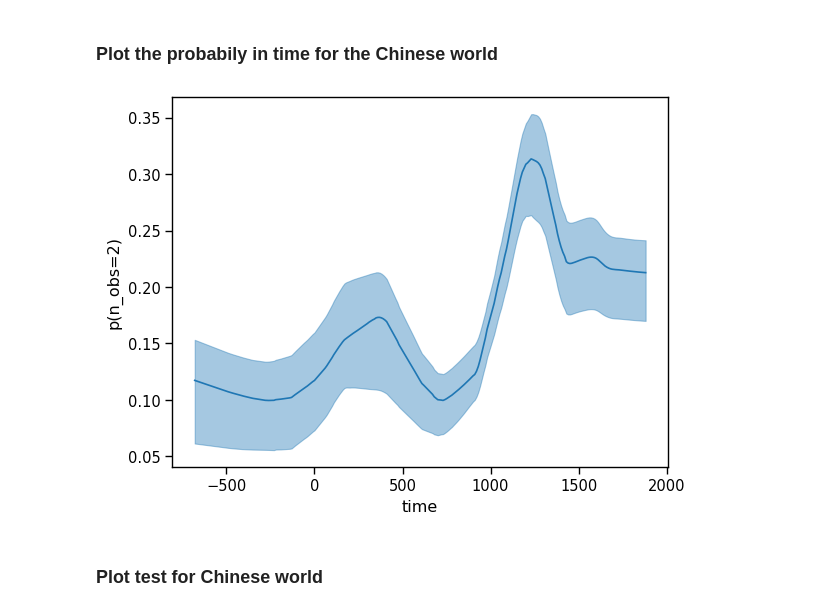
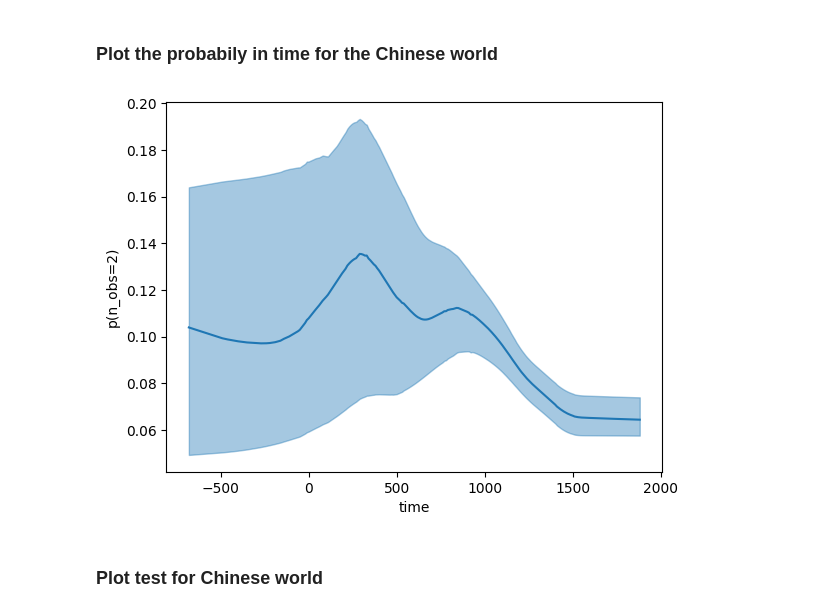
Before and after one commit to charlesdedampierre/cultura, a Jupyter notebook: 6 - run_unseen_species.ipynb, the cells around one changed output. Cells and saved outputs as stored; diff of their text form; code cells hidden in the pictures.

```diff
--- a/6 - run_unseen_species.ipynb
+++ b/6 - run_unseen_species.ipynb
@@ -145,7 +143,7 @@ from tqdm import tqdm
 sample['decade_spline'] = pd.cut(sample['decade'], bins=10, labels=False)
 
 # Define the formula
-formula = "y ~ C(decade_spline) + C(occupation) + C(region_name)"
+formula = "y ~ C(decade_spline) + C(region_name)"
 
 
 # Number of bootstraps
@@ -239,12 +237,12 @@ granularity = 10
 
 if granularity == 50:
     PATH = 'results_50'
-    df = pd.read_csv("db_extract/df_indi_works_occupations.csv", index_col=0)
+    df = pd.read_csv("db_extract/df_indi_works.csv", index_col=0)
     df['decade'] = df['decade'].apply(lambda x: 50 * round(x / 50))
     df = df[df['decade']<=1850]
 elif granularity == 10:
     PATH = 'results_10'
-    df = pd.read_csv("db_extract/df_indi_works_occupations.csv", index_col=0)
+    df = pd.read_csv("db_extract/df_indi_works.csv", index_col=0)
     df['decade'] = df['decade'].apply(lambda x: 10 * round(x / 10))
     df = df[df['decade']<=1880]
 
@@ -293,8 +291,6 @@ df_m["y"] = df_m["count"].map({0: 0, 1: 0, 2: 1})
 
 len(set(df_m.individual_wikidata_id))
 
-df_distribution = df_m[['individual_wikidata_id','occupation']].drop_duplicates()
-df_distribution.occupation.value_counts()
 
 df_count_work_model = df_m.copy()
 df_count_work_model['count_works'][df_count_work_model['count_works']==0] = 1
@@ -310,7 +306,7 @@ sample = df_m.copy()
 sample['decade_spline'] = pd.cut(sample['decade'], bins=10, labels=False)
 
 # Define the formula
-formula = "y ~ C(decade_spline) + C(occupation) + C(region_name)"
+formula = "y ~ C(decade_spline) + C(region_name)"
 
 
 # Number of bootstraps
@@ -354,7 +350,7 @@ Average AIC from all bootstrap samples: 38311.270773620105
 #### Make summary table
 # %%
 # Create a new DataFrame with the original data and predictions
-results_df = sample[['individual_wikidata_id', 'decade', 'occupation', 'region_name', 'y', 'y_mean', 'y_min', 'y_max']].copy()
+results_df = sample[['individual_wikidata_id', 'decade', 'region_name', 'y', 'y_mean', 'y_min', 'y_max']].copy()
 # %%
 # Compute f0, f1, and f2
 def compute_f0(p):
@@ -548,29 +496,29 @@ plt.show()
 # %% [markdown]
 ### Plot the probabily in time for the Chinese world
 # %%
-data_f2 = results_df[['region_name', 'decade', 'y_mean', 'y_min', 'y_max','occupation']].copy()
-data_f2 = data_f2.groupby(['region_name', 'decade', 'occupation'])[['y_mean', 'y_min', 'y_max']].mean().reset_index()
+data_f2 = results_df[['region_name', 'decade', 'y_mean', 'y_min', 'y_max']].copy()
+data_f2 = data_f2.groupby(['region_name', 'decade'])[['y_mean', 'y_min', 'y_max']].mean().reset_index()
 data_f2 = data_f2.groupby(['region_name', 'decade'])[['y_mean', 'y_min','y_max']].sum().reset_index()
 
 data_f2_filtered = data_f2[data_f2['region_name']=='Chinese world']
 
 fig, ax = plt.subplots()
 
-frac = 0.2
+frac = 0.3
 # Plot predicted line with a LOWESS curve
 from statsmodels.nonparametric.smoothers_lowess import lowess
 smoothed_y = lowess(data_f2_filtered['y_mean'], data_f2_filtered['decade'], is_sorted=True, frac=frac)
 ax.plot(smoothed_y[:, 0], smoothed_y[:, 1], color='C0', label='Predicted Line')
 
 # Plot credibility bands with a LOWESS curve
 smoothed_y_min = lowess(data_f2_filtered['y_min'], data_f2_filtered['decade'], is_sorted=True, frac=frac)
 smoothed_y_max = lowess(data_f2_filtered['y_max'], data_f2_filtered['decade'], is_sorted=True, frac=frac)
 ax.fill_between(smoothed_y_min[:, 0], smoothed_y_min[:, 1], smoothed_y_max[:, 1], alpha=0.4, color='C0', label='Credibility Bands')
 
 ax.set(xlabel="time", ylabel="p(n_obs=2)")
 ax.legend().remove()
 # %% [output]
-[figure, old version]
+[figure, new version]
 # %% [markdown]
 ### Plot test for Chinese world
 # %%
```
Also changed, not shown: parts of 15 cells of this notebook, 4 other files.
